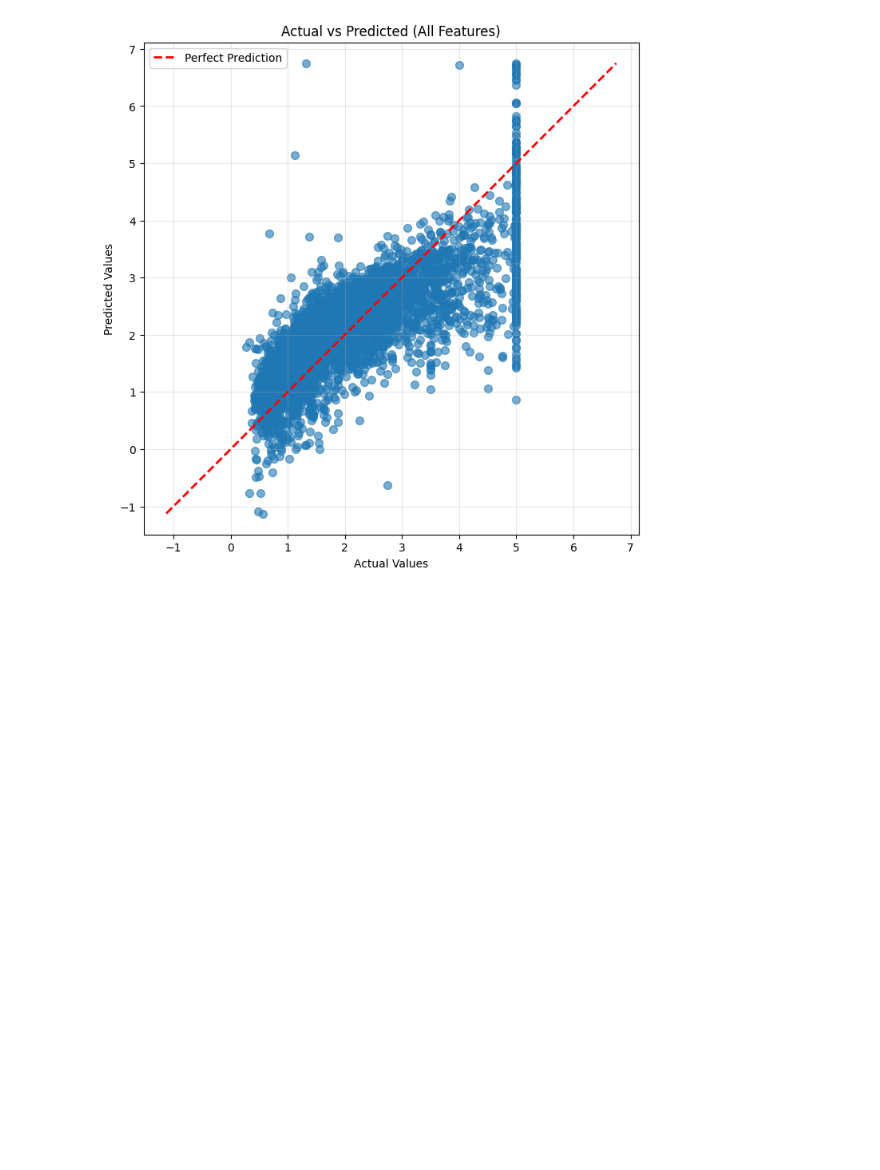
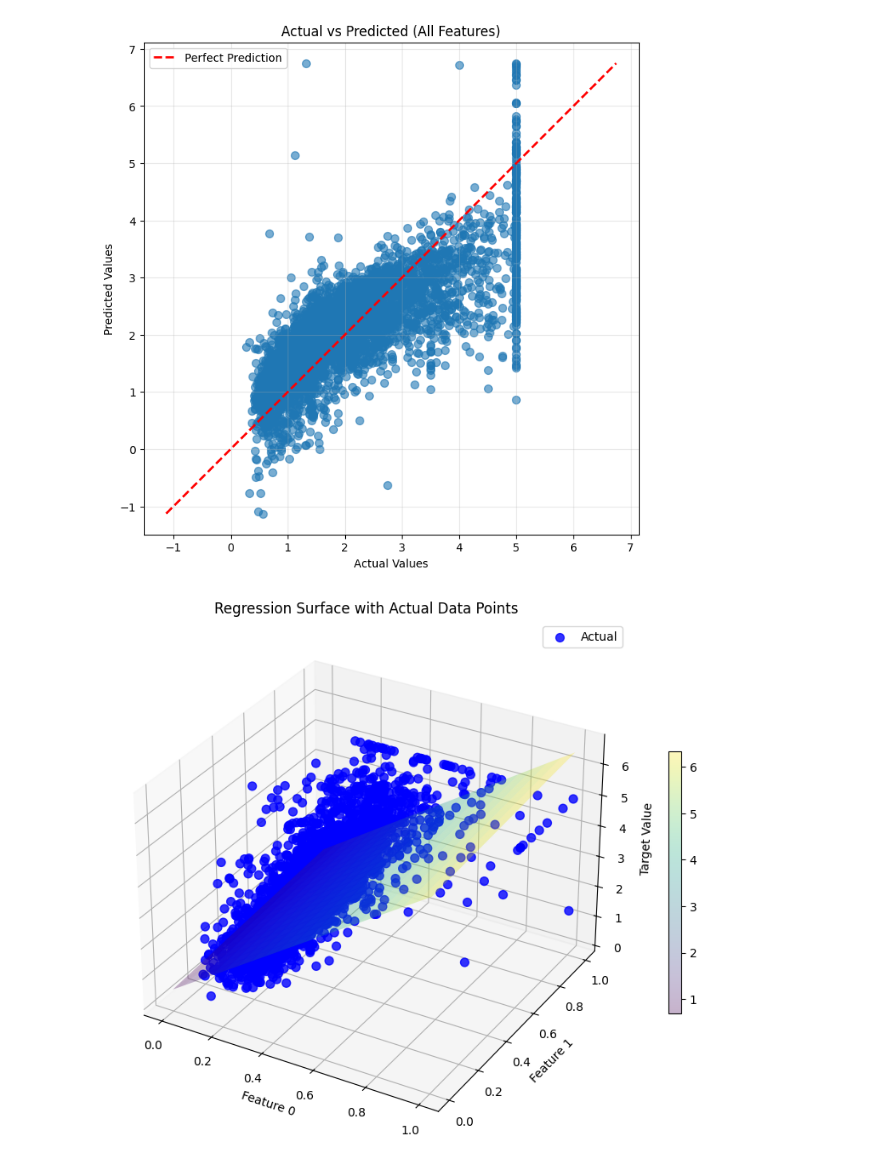
Before and after one commit to Gagancreates/pesu_io_foundations_of_neural_networks, a Jupyter notebook: day_5/california.ipynb, the cells around one changed output. Saved outputs shown, nothing was run; the diff lists cells and outputs as text; code cells hidden in the pictures; blank space fills up the shorter version.

```diff
--- a/day_5/california.ipynb
+++ b/day_5/california.ipynb
@@ -204,3 +204,36 @@ plt.axis('equal')
 plt.show()
 # %% [output]
 [figure]
+# %%
+fig = plt.figure(figsize=(12, 8))
+ax = fig.add_subplot(111, projection='3d')
+
+# Create a mesh for the regression plane
+x0_range = np.linspace(X_test[:, 0].min(), X_test[:, 0].max(), 20)
+x1_range = np.linspace(X_test[:, 1].min(), X_test[:, 1].max(), 20)
+x0_mesh, x1_mesh = np.meshgrid(x0_range, x1_range)
+
+# Create synthetic X with other features at their mean
+X_synthetic = np.tile(X_test.mean(axis=0), (x0_mesh.size, 1))
+X_synthetic[:, 0] = x0_mesh.flatten()
+X_synthetic[:, 1] = x1_mesh.flatten()
+
+# Get predictions for the mesh
+z_mesh = prediction(X_synthetic, w, b).reshape(x0_mesh.shape)
+
+# Plot the surface
+surf = ax.plot_surface(x0_mesh, x1_mesh, z_mesh, alpha=0.3, cmap='viridis')
+
+# Plot actual points
+ax.scatter(X_test[:, 0], X_test[:, 1], y_test_flat,
+           c='blue', label='Actual', s=50, alpha=0.8)
+
+ax.set_xlabel('Feature 0')
+ax.set_ylabel('Feature 1')
+ax.set_zlabel('Target Value')
+ax.set_title('Regression Surface with Actual Data Points')
+ax.legend()
+plt.colorbar(surf, shrink=0.5)
+plt.show()
+# %% [output]
+[figure, added]
```
